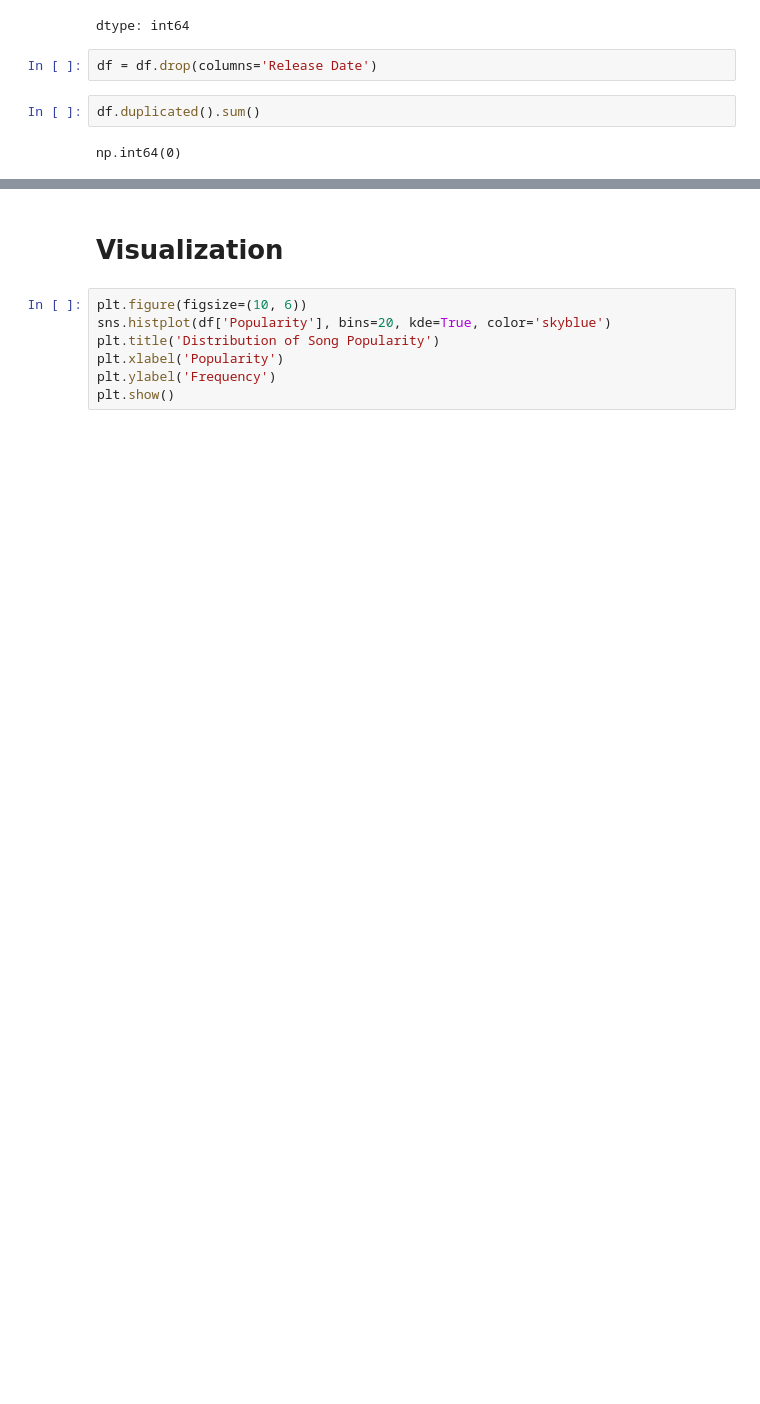
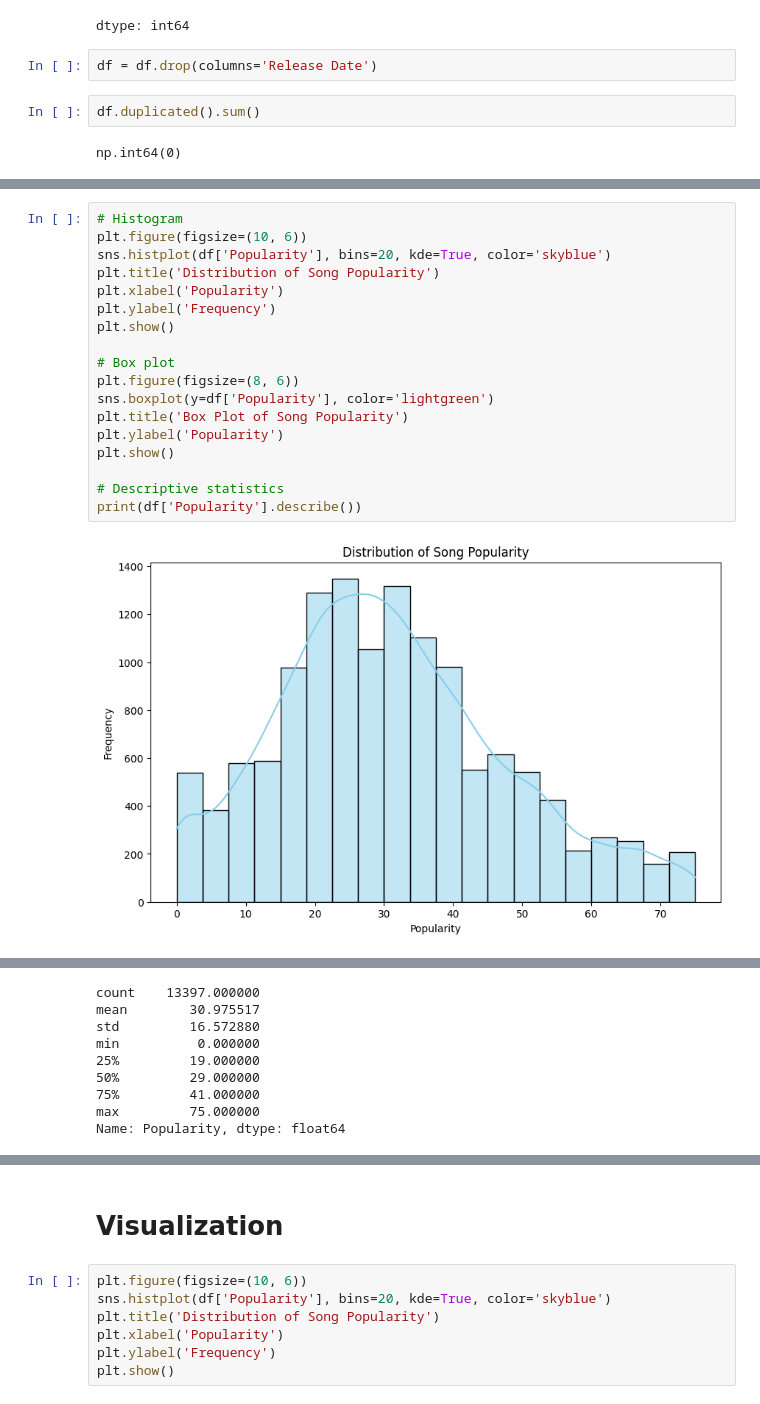
Before and after one commit to Nikhil5566/EDA-Prostate-cancer-dataset-, a Jupyter notebook: Spotify_Dataset.ipynb, the cells around one changed output, grey strips where cells are left out. Drawn from its saved outputs; the diff is of its cells as text; blank space fills up the shorter version.

```diff
--- a/Spotify_Dataset.ipynb
+++ b/Spotify_Dataset.ipynb
@@ -145,0 +155,20 @@ np.int64(0)
+# %%
+# Histogram
+plt.figure(figsize=(10, 6))
+sns.histplot(df['Popularity'], bins=20, kde=True, color='skyblue')
+plt.title('Distribution of Song Popularity')
+plt.xlabel('Popularity')
+plt.ylabel('Frequency')
+plt.show()
+
+# Box plot
+plt.figure(figsize=(8, 6))
+sns.boxplot(y=df['Popularity'], color='lightgreen')
+plt.title('Box Plot of Song Popularity')
+plt.ylabel('Popularity')
+plt.show()
+
+# Descriptive statistics
+print(df['Popularity'].describe())
+# %% [output]
+[figure, added]
@@ -145,0 +176,9 @@ np.int64(0)
+count    13397.000000
+mean        30.975517
+std         16.572880
+min          0.000000
+25%         19.000000
+50%         29.000000
+75%         41.000000
+max         75.000000
+Name: Popularity, dtype: float64
```
Also changed, not shown: parts of 16 cells of this notebook.
